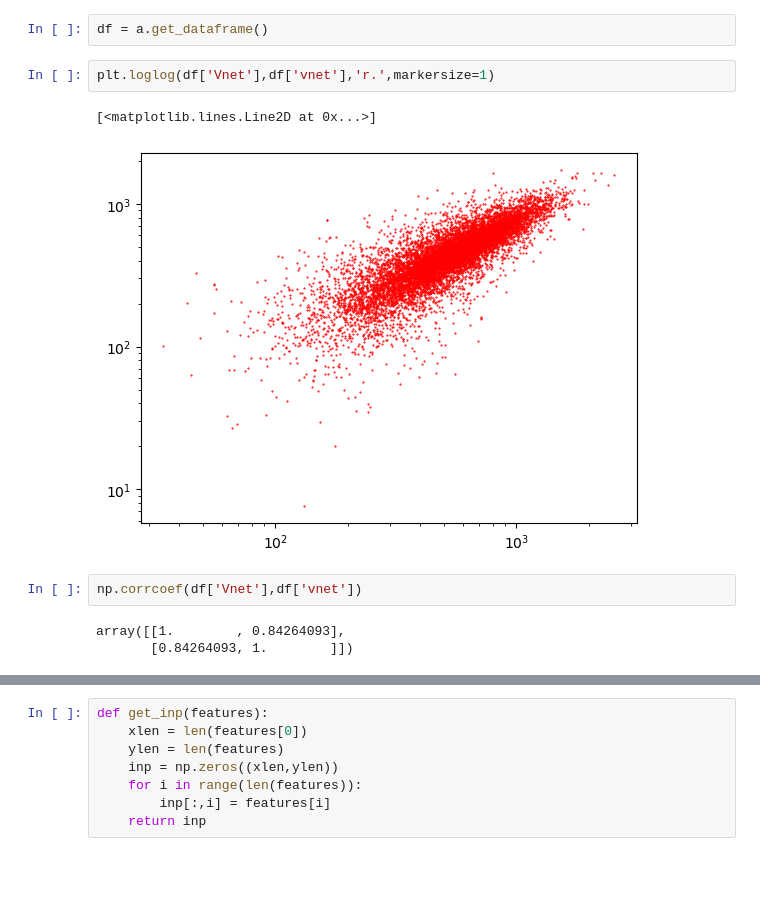
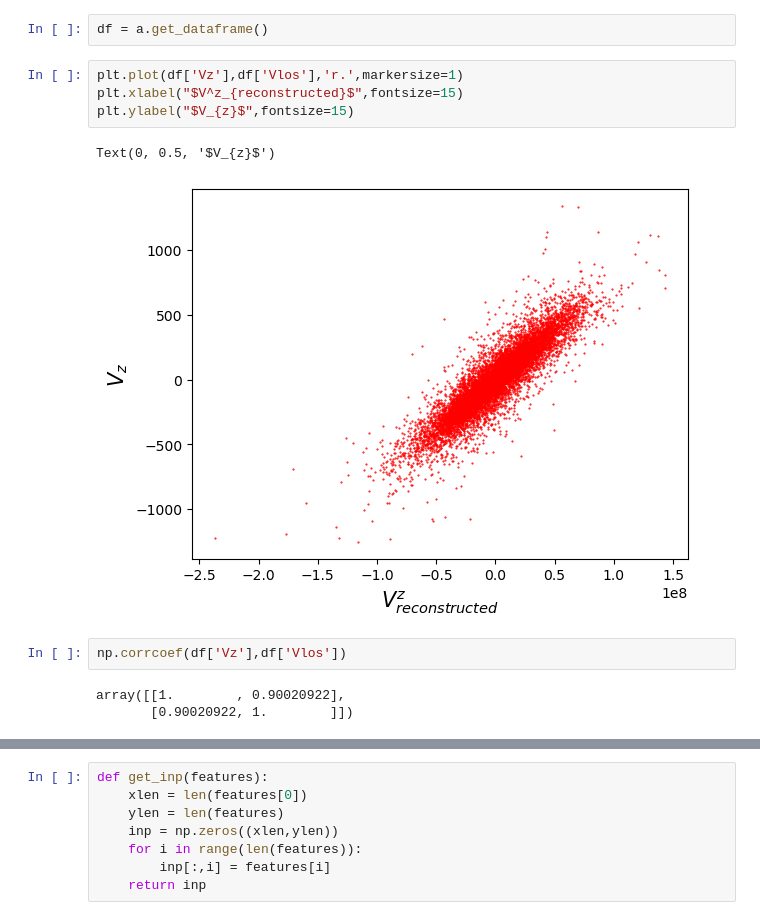
Before and after one commit to antolonappan/kSZscaler, a Jupyter notebook: Notebooks/density.ipynb, the cells around one changed output, grey strips where cells are left out. Saved outputs shown, nothing was run; the diff lists cells and outputs as text; blank space fills up the shorter version.

```diff
--- a/Notebooks/density.ipynb
+++ b/Notebooks/density.ipynb
@@ -25,13 +25,15 @@ a.distribution.z
 0.032637493
 # %%
 df = a.get_dataframe()
-# %%
-plt.loglog(df['Vnet'],df['vnet'],'r.',markersize=1)
-# %% [output]
-[<matplotlib.lines.Line2D at 0x...>]
-[figure, removed]
+# %%
+plt.plot(df['Vz'],df['Vlos'],'r.',markersize=1)
+plt.xlabel("$V^z_{reconstructed}$",fontsize=15)
+plt.ylabel("$V_{z}$",fontsize=15)
+# %% [output]
+Text(0, 0.5, '$V_{z}$')
+[figure, added]
 # %%
-np.corrcoef(df['Vnet'],df['vnet'])
+np.corrcoef(df['Vz'],df['Vlos'])
 # %% [output]
-array([[1.        , 0.84264093],
-       [0.84264093, 1.        ]])
+array([[1.        , 0.90020922],
+       [0.90020922, 1.        ]])
```
Also changed, not shown: parts of 39 cells of this notebook, 20 other files.
